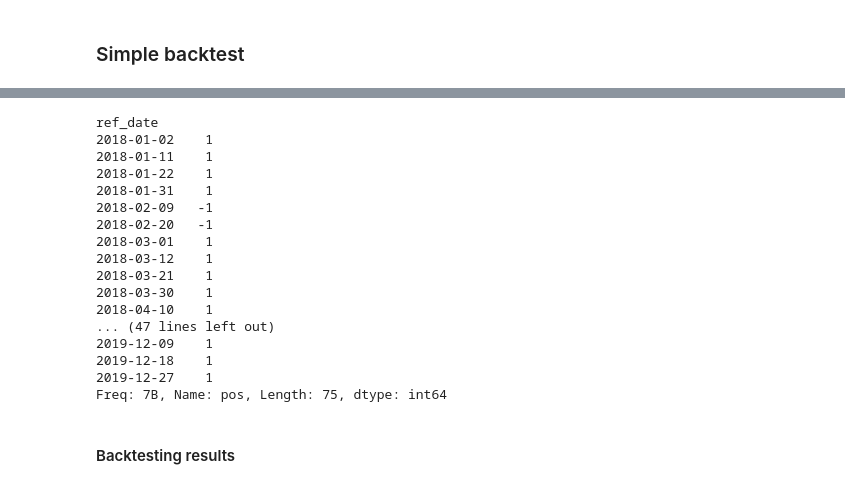
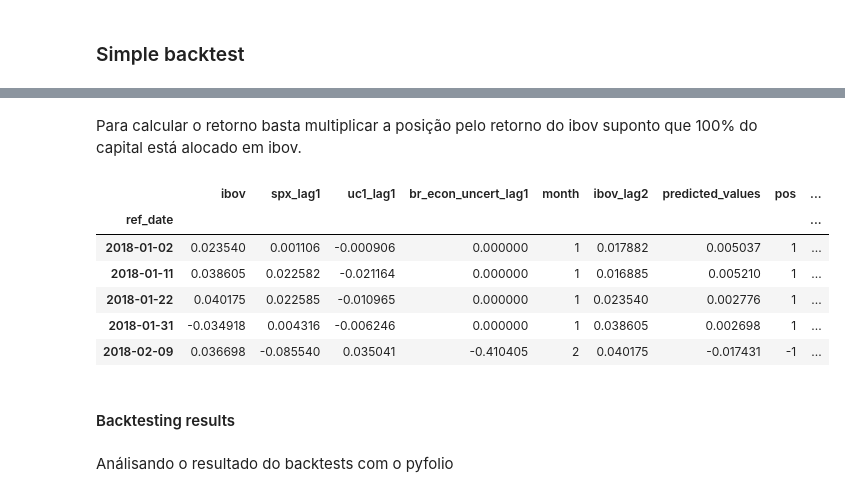
Before and after one commit to helderrezende/coding_challenge_pred_ibov, a Jupyter notebook: solution.ipynb, the cells around one changed output, grey strips where cells are left out. Cells and saved outputs as stored; diff of their text form; code cells hidden in the pictures.

```diff
--- a/solution.ipynb
+++ b/solution.ipynb
@@ -317,25 +305,21 @@ See the caveats in the documentation: http://pandas.pydata.org/pandas-docs/stabl
+# %% [markdown]
+Para calcular o retorno basta multiplicar a posição pelo retorno do ibov suponto que 100% do capital está alocado em ibov.
 # %%
-test_data['pos']
+test_data['return_by_model'] = test_data['ibov'] * test_data['pos']
-# %% [output]
-ref_date
-2018-01-02    1
-2018-01-11    1
-2018-01-22    1
-2018-01-31    1
-2018-02-09   -1
-2018-02-20   -1
-2018-03-01    1
-2018-03-12    1
-2018-03-21    1
-2018-03-30    1
-2018-04-10    1
-... (47 lines left out)
-2019-12-09    1
-2019-12-18    1
-2019-12-27    1
-Freq: 7B, Name: pos, Length: 75, dtype: int64
+# %%
+test_data.head()
+# %% [output]
+|  | ibov | spx_lag1 | uc1_lag1 | br_econ_uncert_lag1 | month | ibov_lag2 | predicted_values | pos | ... |
+| ref_date |  |  |  |  |  |  |  |  | ... |
+| 2018-01-02 | 0.023540 | 0.001106 | -0.000906 | 0.000000 | 1 | 0.017882 | 0.005037 | 1 | ... |
+| 2018-01-11 | 0.038605 | 0.022582 | -0.021164 | 0.000000 | 1 | 0.016885 | 0.005210 | 1 | ... |
+| 2018-01-22 | 0.040175 | 0.022585 | -0.010965 | 0.000000 | 1 | 0.023540 | 0.002776 | 1 | ... |
+| 2018-01-31 | -0.034918 | 0.004316 | -0.006246 | 0.000000 | 1 | 0.038605 | 0.002698 | 1 | ... |
+| 2018-02-09 | 0.036698 | -0.085540 | 0.035041 | -0.410405 | 2 | 0.040175 | -0.017431 | -1 | ... |
 # %% [markdown]
 #### Backtesting results
+# %% [markdown]
+Análisando o resultado do backtests com o pyfolio
 # %%
 pyfolio.create_returns_tear_sheet(test_data['return_by_model'], benchmark_rets=test_data['ibov'])
 # %% [output]
```
Also changed, not shown: parts of 14 cells of this notebook.
